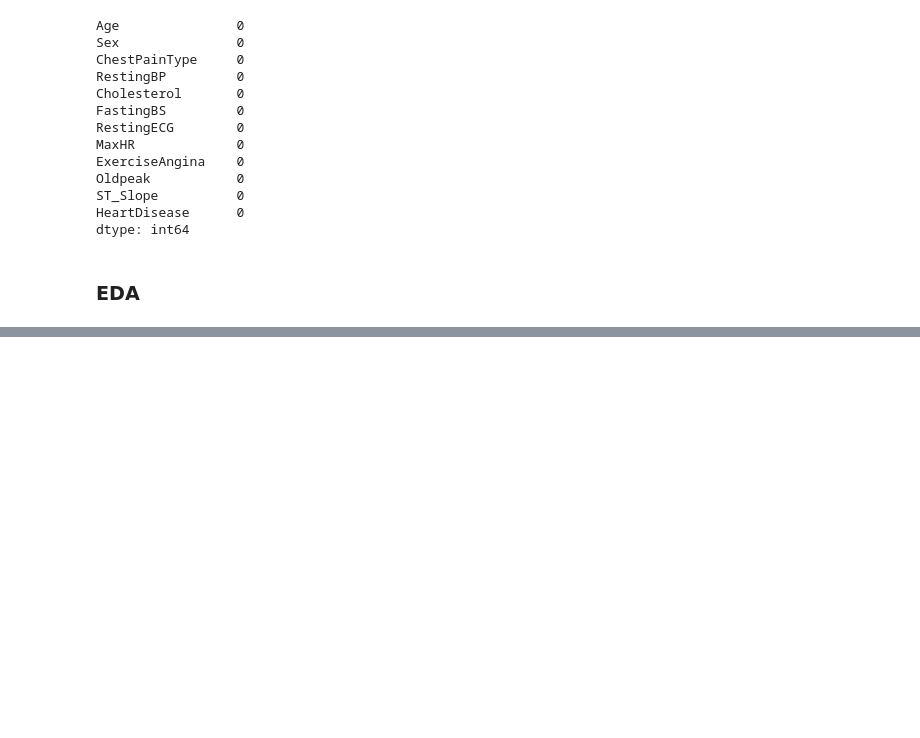
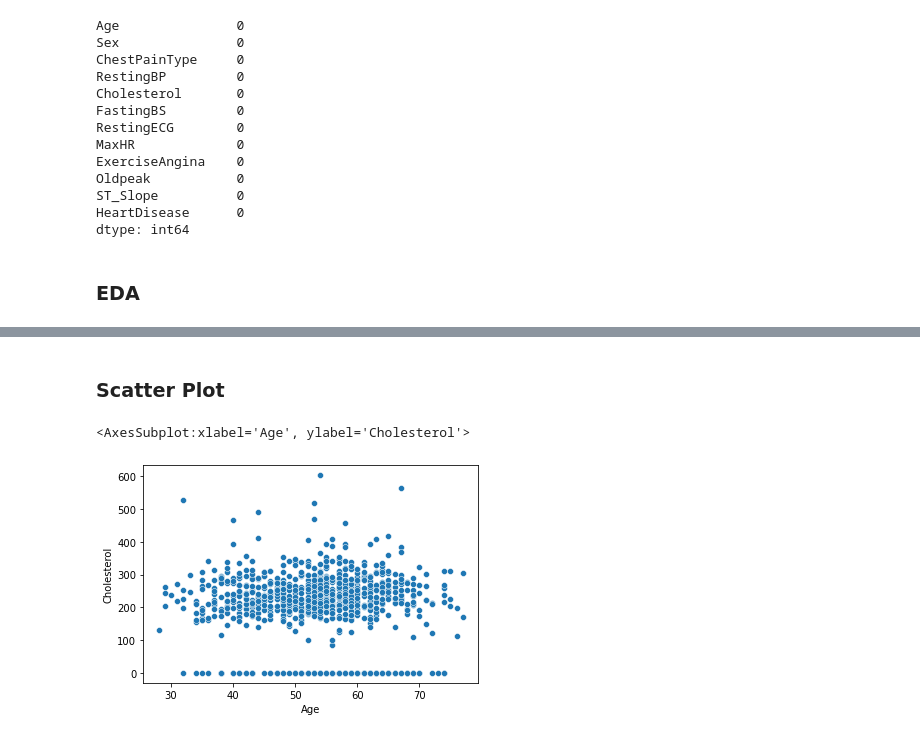
Before and after one commit to shandytp/heart_failure_prediction, a Jupyter notebook: modeling-logistic-regression.ipynb, the cells around one changed output, grey strips where cells are left out. Drawn from its saved outputs; the diff is of its cells as text; code cells hidden in the pictures; blank space fills up the shorter version.

```diff
--- a/modeling-logistic-regression.ipynb
+++ b/modeling-logistic-regression.ipynb
@@ -84,0 +151,7 @@ dtype: int64
+# %% [markdown]
+### Scatter Plot
+# %%
+sns.scatterplot(data=data, x="Age", y="Cholesterol")
+# %% [output]
+<AxesSubplot:xlabel='Age', ylabel='Cholesterol'>
+[figure, added]
```
Also changed, not shown: parts of 14 cells of this notebook.
